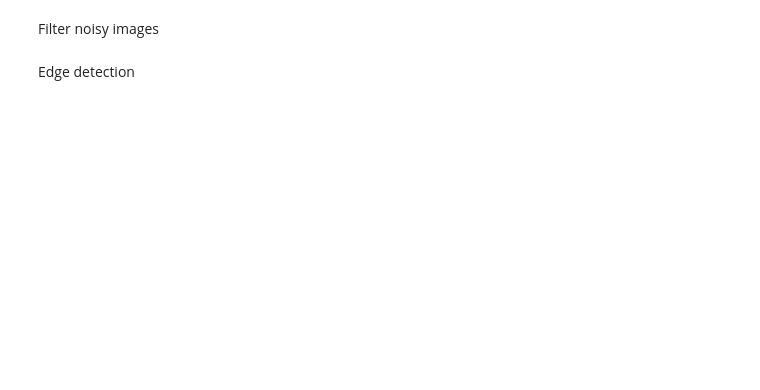
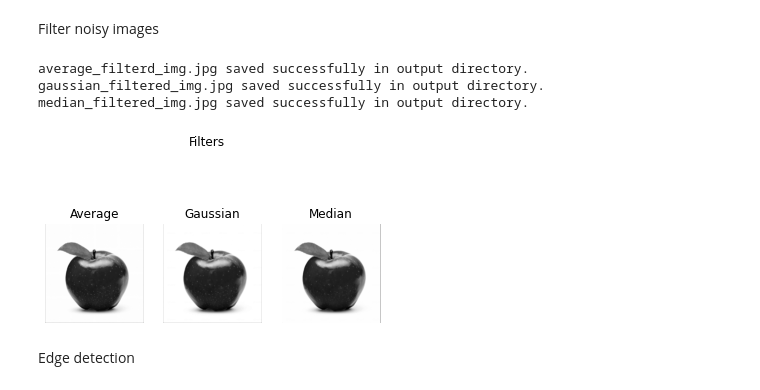
Before and after one commit to HassanFathi100/CV-Tasks, a Jupyter notebook: main.ipynb, the cells around one changed output. Saved outputs shown, nothing was run; the diff lists cells and outputs as text; code cells hidden in the pictures; blank space fills up the shorter version.

```diff
--- a/main.ipynb
+++ b/main.ipynb
@@ -36,9 +42,14 @@ Filter noisy images
 # %%
 average_filter = lowPassFilters.average_filter(image_path)
 gaussian_filter = lowPassFilters.apply_gaussian_filter(image_path)
 median_filter = lowPassFilters.median_filter(image_path)
-helper.show_images([gaussian_filter, gaussian_filter, gaussian_filter],
+helper.show_images([average_filter, gaussian_filter, median_filter],
                    "Filters", ["Average", "Gaussian", "Median"])
+# %% [output]
+average_filterd_img.jpg saved successfully in output directory.
+gaussian_filtered_img.jpg saved successfully in output directory.
+median_filtered_img.jpg saved successfully in output directory.
+[figure, added]
 # %% [markdown]
 Edge detection
 # %%
```
Also changed, not shown: parts of 15 cells of this notebook, 20 other files.
